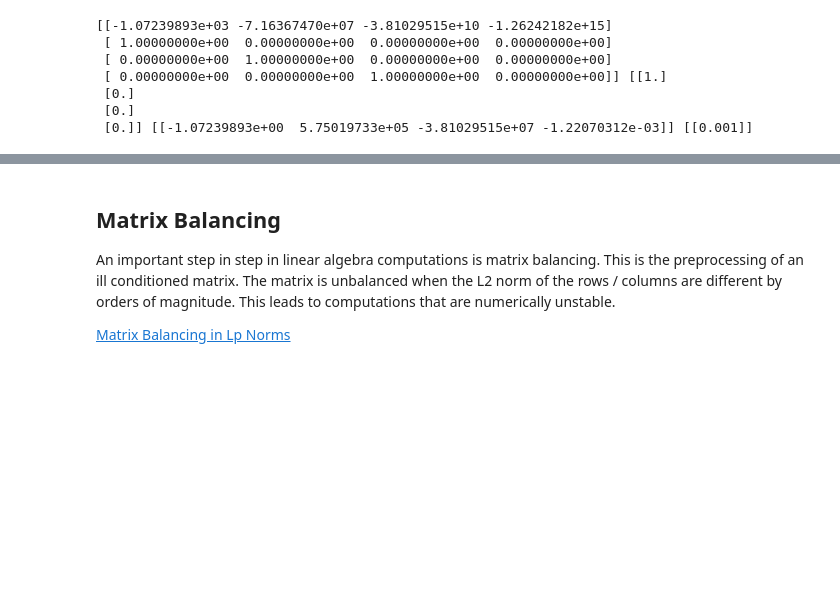
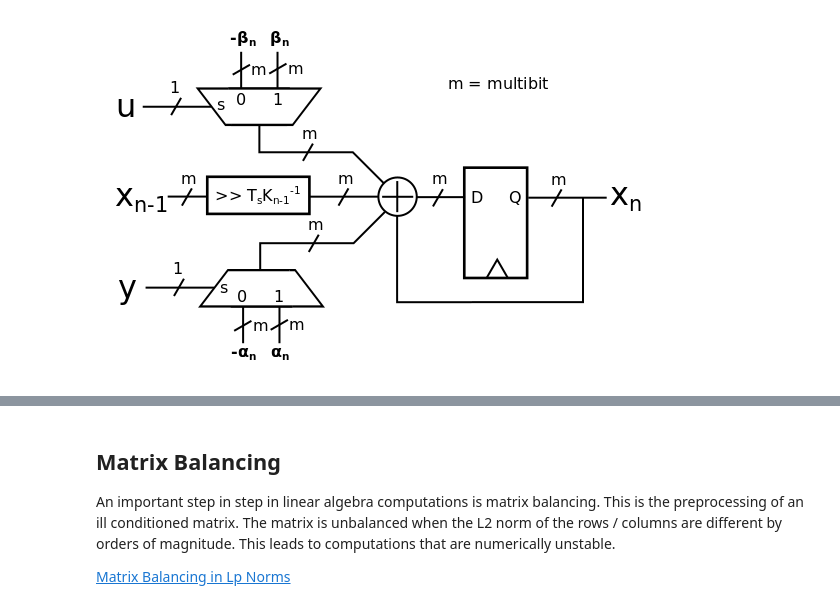
Before and after one commit to forrest-brewer/delta-control, a Jupyter notebook: notebooks/2_sigma_delta_conversion.ipynb, the cells around one changed output, grey strips where cells are left out. Cells and saved outputs as stored; diff of their text form; code cells hidden in the pictures; blank space fills up the shorter version.

```diff
--- a/notebooks/2_sigma_delta_conversion.ipynb
+++ b/notebooks/2_sigma_delta_conversion.ipynb
@@ -1,3 +14,7 @@
+# %%
+Image(filename='./Figures/filter_node_rtl.png')
+# %% [output]
+[figure, added]
 # %%
 # %load ./header.py
 import numpy as np
@@ -22,12 +40,3 @@ ts = 1/fs      # sampling period
 # %%
 %store -r
 [A,B,C,D] = the_filter
-print(A,B,C,D)
-# %% [output]
-[[-1.07239893e+03 -7.16367470e+07 -3.81029515e+10 -1.26242182e+15]
- [ 1.00000000e+00  0.00000000e+00  0.00000000e+00  0.00000000e+00]
- [ 0.00000000e+00  1.00000000e+00  0.00000000e+00  0.00000000e+00]
- [ 0.00000000e+00  0.00000000e+00  1.00000000e+00  0.00000000e+00]] [[1.]
- [0.]
- [0.]
- [0.]] [[-1.07239893e+00  5.75019733e+05 -3.81029515e+07 -1.22070312e-03]] [[0.001]]
```
Also changed, not shown: parts of 20 cells of this notebook, 7 other files.
